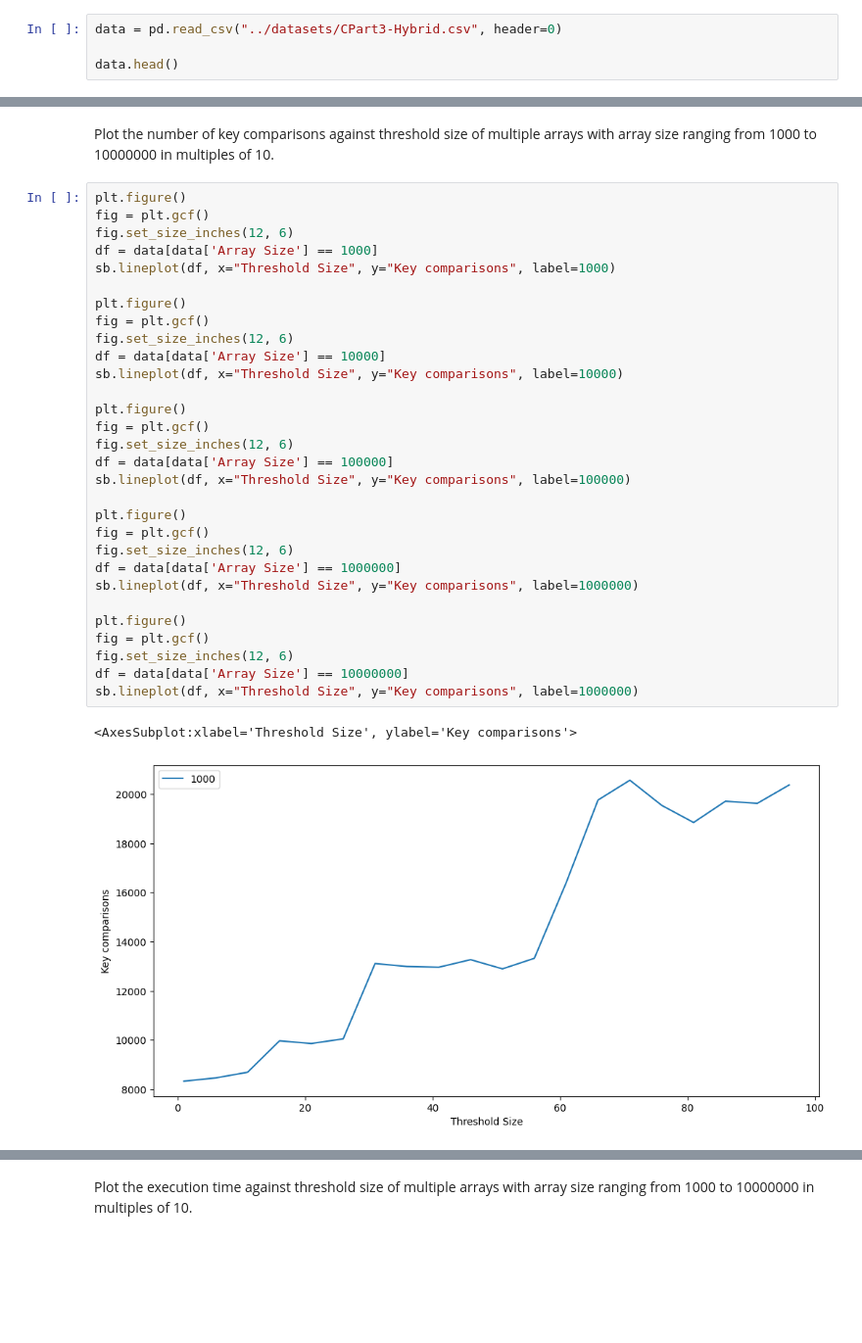
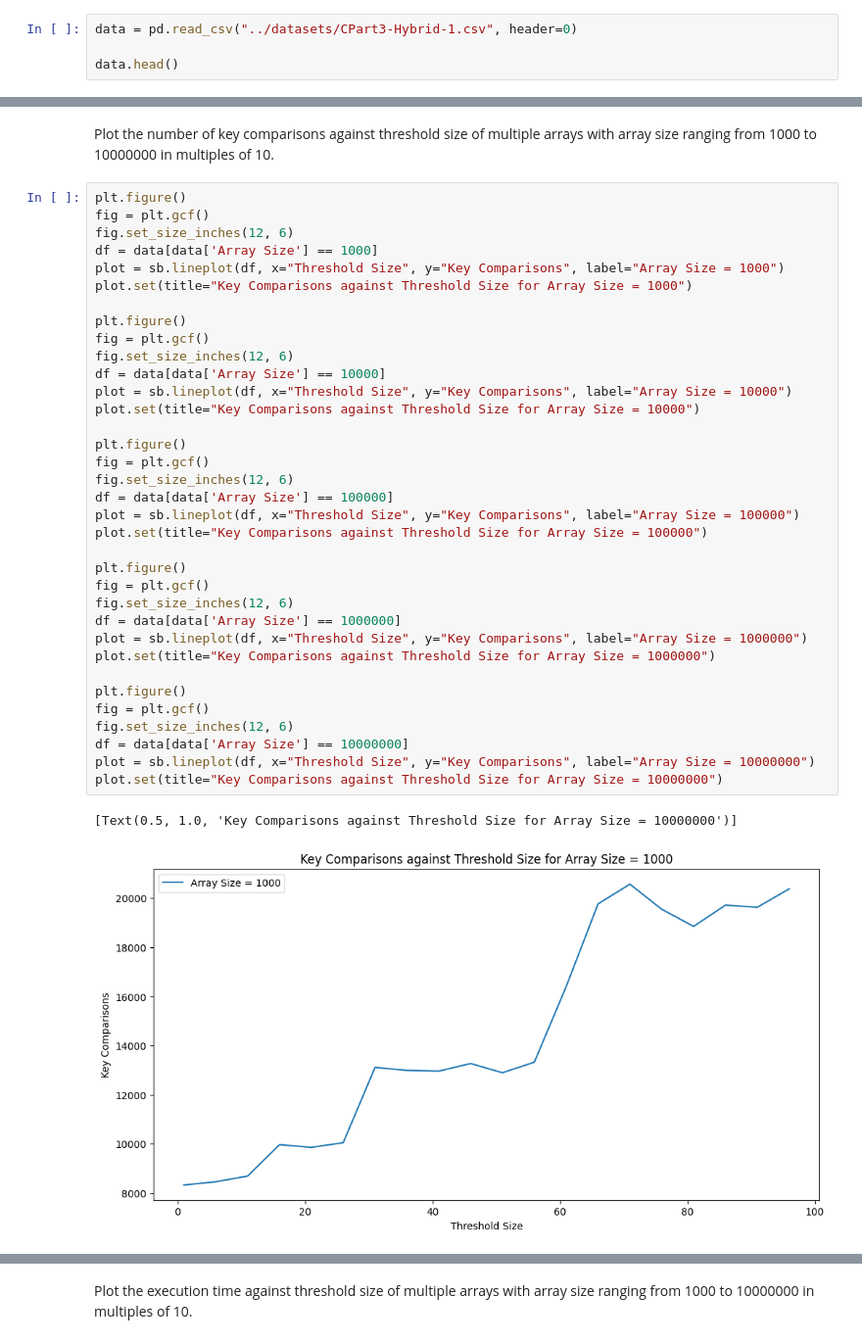
Before and after one commit to Neo-Zenith/Analysis-of-Algorithms, a Jupyter notebook: Example Class 1/analysis/CPart3.Ipynb, the cells around one changed output, grey strips where cells are left out. Shown: that part at 98% size. Saved outputs shown, nothing was run; the diff lists cells and outputs as text; blank space fills up the shorter version.

```diff
--- a/Example Class 1/analysis/CPart3.Ipynb
+++ b/Example Class 1/analysis/CPart3.Ipynb
@@ -32,7 +32,7 @@ import matplotlib.pyplot as plt
 # %% [markdown]
 Import the generated dataset.
 # %%
-data = pd.read_csv("../datasets/CPart3-Hybrid.csv", header=0)
+data = pd.read_csv("../datasets/CPart3-Hybrid-1.csv", header=0)
 
 data.head()
 # %% [output]
@@ -49,33 +49,38 @@ Plot the number of key comparisons against threshold size of multiple arrays wit
 # %%
 plt.figure()
 fig = plt.gcf()
 fig.set_size_inches(12, 6)
 df = data[data['Array Size'] == 1000]
-sb.lineplot(df, x="Threshold Size", y="Key comparisons", label=1000)
+plot = sb.lineplot(df, x="Threshold Size", y="Key Comparisons", label="Array Size = 1000")
+plot.set(title="Key Comparisons against Threshold Size for Array Size = 1000")
 
 plt.figure()
 fig = plt.gcf()
 fig.set_size_inches(12, 6)
 df = data[data['Array Size'] == 10000]
-sb.lineplot(df, x="Threshold Size", y="Key comparisons", label=10000)
+plot = sb.lineplot(df, x="Threshold Size", y="Key Comparisons", label="Array Size = 10000")
+plot.set(title="Key Comparisons against Threshold Size for Array Size = 10000")
 
 plt.figure()
 fig = plt.gcf()
 fig.set_size_inches(12, 6)
 df = data[data['Array Size'] == 100000]
-sb.lineplot(df, x="Threshold Size", y="Key comparisons", label=100000)
+plot = sb.lineplot(df, x="Threshold Size", y="Key Comparisons", label="Array Size = 100000")
+plot.set(title="Key Comparisons against Threshold Size for Array Size = 100000")
 
 plt.figure()
 fig = plt.gcf()
 fig.set_size_inches(12, 6)
 df = data[data['Array Size'] == 1000000]
-sb.lineplot(df, x="Threshold Size", y="Key comparisons", label=1000000)
+plot = sb.lineplot(df, x="Threshold Size", y="Key Comparisons", label="Array Size = 1000000")
+plot.set(title="Key Comparisons against Threshold Size for Array Size = 1000000")
 
 plt.figure()
 fig = plt.gcf()
 fig.set_size_inches(12, 6)
 df = data[data['Array Size'] == 10000000]
-sb.lineplot(df, x="Threshold Size", y="Key comparisons", label=1000000)
+plot = sb.lineplot(df, x="Threshold Size", y="Key Comparisons", label="Array Size = 10000000")
+plot.set(title="Key Comparisons against Threshold Size for Array Size = 10000000")
 # %% [output]
-<AxesSubplot:xlabel='Threshold Size', ylabel='Key comparisons'>
+[Text(0.5, 1.0, 'Key Comparisons against Threshold Size for Array Size = 10000000')]
-[figure, old version]
+[figure, new version]
```
Also changed, not shown: parts of 4 cells of this notebook, 17 other files.
